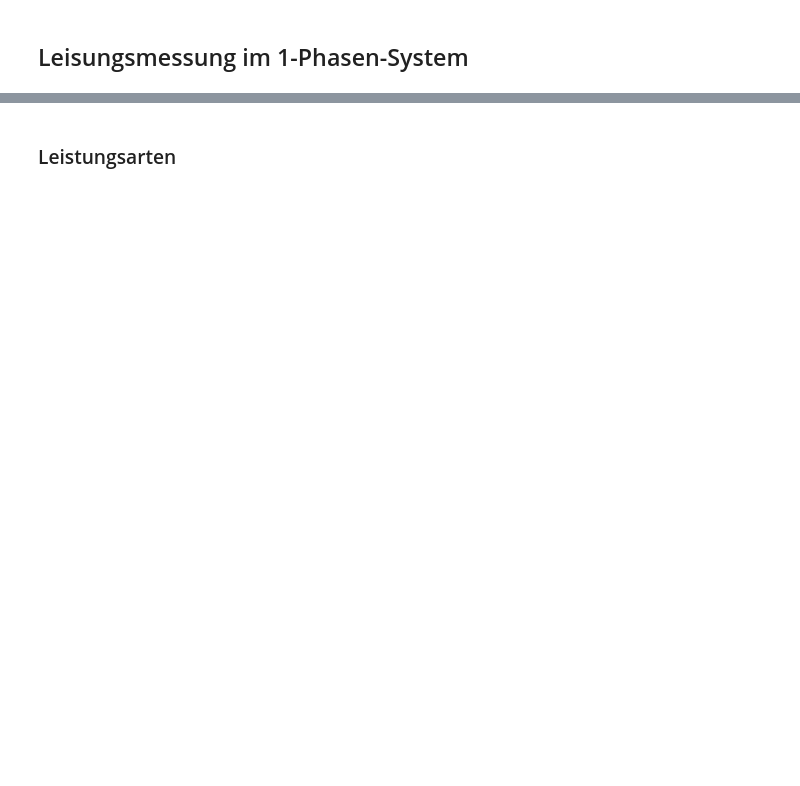
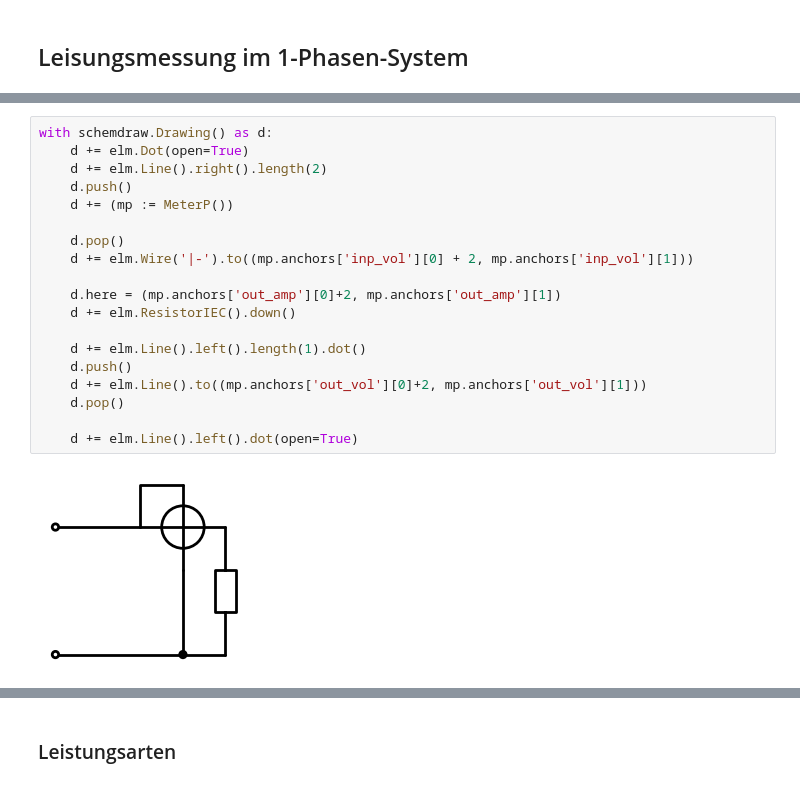
Before and after one commit to Dan00712/CompendiumMatura, a Jupyter notebook: notebooks/mtrs.ipynb, the cells around one changed output, grey strips where cells are left out. Saved outputs shown, nothing was run; the diff lists cells and outputs as text; blank space fills up the shorter version.

```diff
--- a/notebooks/mtrs.ipynb
+++ b/notebooks/mtrs.ipynb
@@ -58,0 +91,21 @@ import control_block_diagram
+# %%
+with schemdraw.Drawing() as d:
+    d += elm.Dot(open=True)
+    d += elm.Line().right().length(2)
+    d.push()
+    d += (mp := MeterP())
+
+    d.pop()
+    d += elm.Wire('|-').to((mp.anchors['inp_vol'][0] + 2, mp.anchors['inp_vol'][1]))
+
+    d.here = (mp.anchors['out_amp'][0]+2, mp.anchors['out_amp'][1])
+    d += elm.ResistorIEC().down()
+
+    d += elm.Line().left().length(1).dot()
+    d.push()
+    d += elm.Line().to((mp.anchors['out_vol'][0]+2, mp.anchors['out_vol'][1]))
+    d.pop()
+
+    d += elm.Line().left().dot(open=True)
+# %% [output]
+[figure, added]
```
Also changed, not shown: parts of 17 cells of this notebook.
